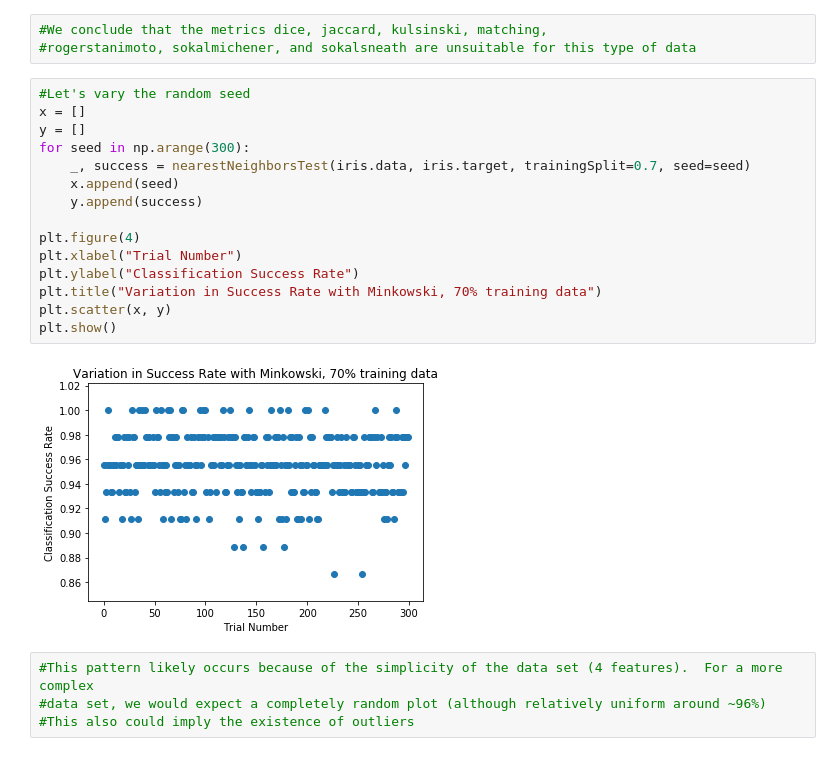
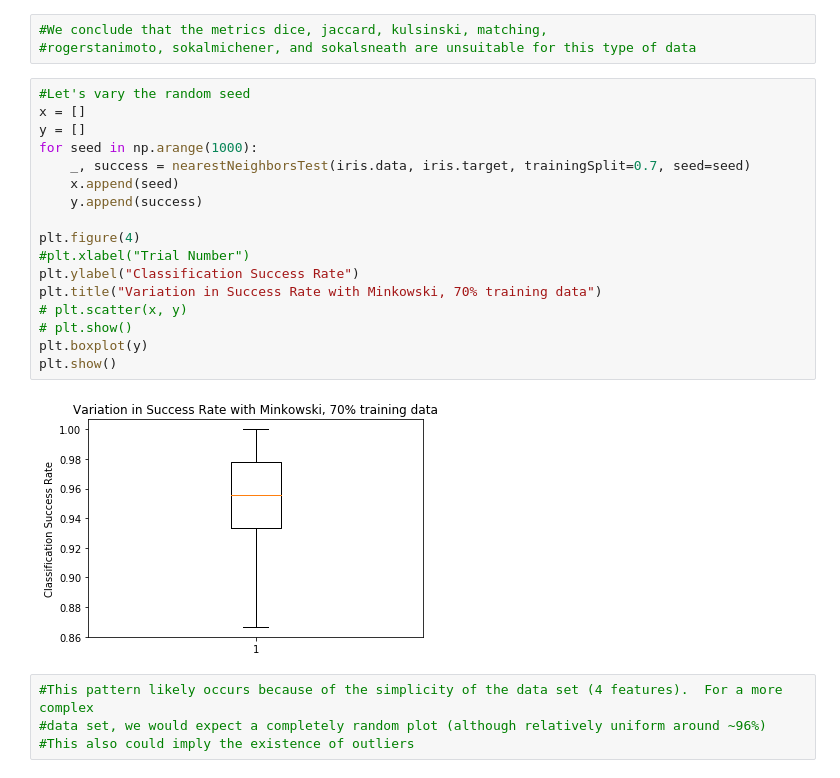
Before and after one commit to einstein9998/Internship, a Jupyter notebook: Iris.ipynb, the cells around one changed output. Drawn from its saved outputs; the diff is of its cells as text.

```diff
--- a/Iris.ipynb
+++ b/Iris.ipynb
@@ -309,20 +309,22 @@ plt.show()
 # %%
 #Let's vary the random seed
 x = []
 y = []
-for seed in np.arange(300):
+for seed in np.arange(1000):
     _, success = nearestNeighborsTest(iris.data, iris.target, trainingSplit=0.7, seed=seed)
     x.append(seed)
     y.append(success)
 
 plt.figure(4)
-plt.xlabel("Trial Number")
+#plt.xlabel("Trial Number")
 plt.ylabel("Classification Success Rate")
 plt.title("Variation in Success Rate with Minkowski, 70% training data")
-plt.scatter(x, y)
+# plt.scatter(x, y)
+# plt.show()
+plt.boxplot(y)
 plt.show()
 # %% [output]
-[figure, old version]
+[figure, new version]
 # %%
 #This pattern likely occurs because of the simplicity of the data set (4 features).  For a more complex
 #data set, we would expect a completely random plot (although relatively uniform around ~96%)
```
Also changed, not shown: parts of 6 cells of this notebook.
